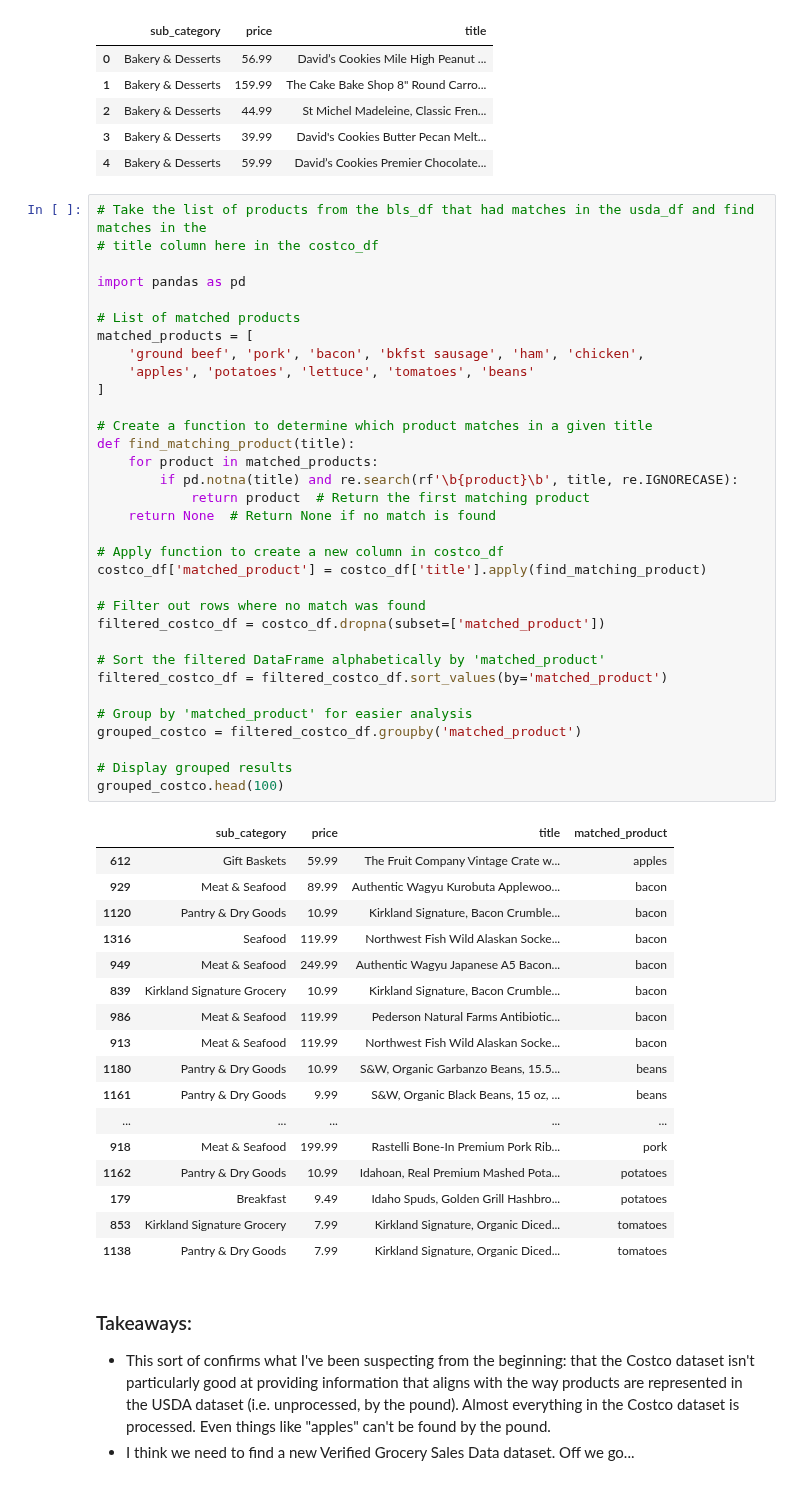
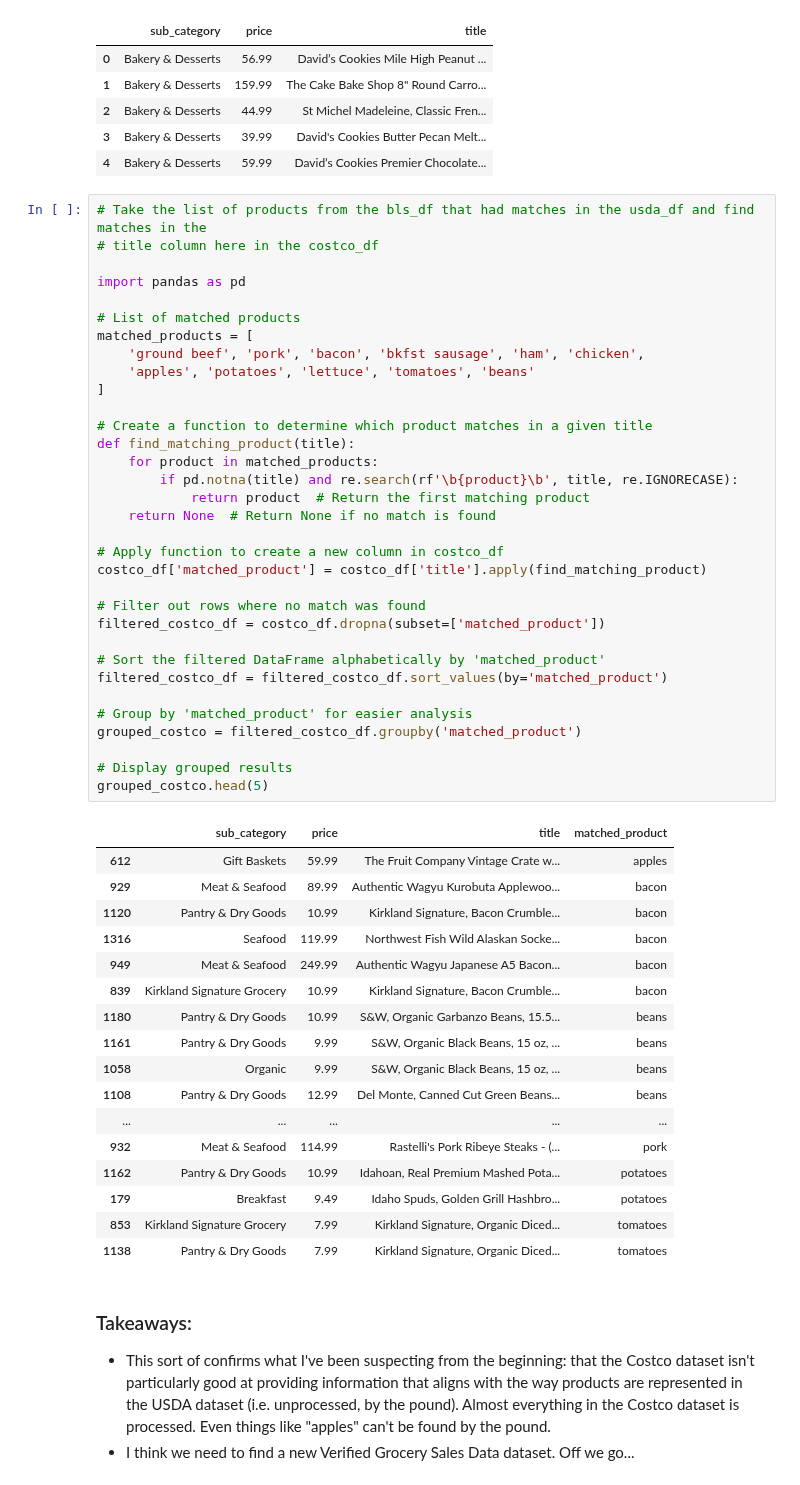
Before and after one commit to bradleytkay/Q1-2025-data-analysis-project-challenge, a Jupyter notebook: Q1-2025-step-2b-cleaning-pt-3.ipynb, the cells around one changed output. Cells and saved outputs as stored; diff of their text form.

```diff
--- a/Q1-2025-step-2b-cleaning-pt-3.ipynb
+++ b/Q1-2025-step-2b-cleaning-pt-3.ipynb
@@ -1099,40 +1099,40 @@ matched_products = [
 ]
 
 # Create a function to determine which product matches in a given title
 def find_matching_product(title):
     for product in matched_products:
         if pd.notna(title) and re.search(rf'\b{product}\b', title, re.IGNORECASE):
             return product  # Return the first matching product
     return None  # Return None if no match is found
 
 # Apply function to create a new column in costco_df
 costco_df['matched_product'] = costco_df['title'].apply(find_matching_product)
 
 # Filter out rows where no match was found
 filtered_costco_df = costco_df.dropna(subset=['matched_product'])
 
 # Sort the filtered DataFrame alphabetically by 'matched_product'
 filtered_costco_df = filtered_costco_df.sort_values(by='matched_product')
 
 # Group by 'matched_product' for easier analysis
 grouped_costco = filtered_costco_df.groupby('matched_product')
 
 # Display grouped results
-grouped_costco.head(100)
+grouped_costco.head(5)
 # %% [output]
 |  | sub_category | price | title | matched_product |
 | 612 | Gift Baskets | 59.99 | The Fruit Company Vintage Crate w... | apples |
 | 929 | Meat & Seafood | 89.99 | Authentic Wagyu Kurobuta Applewoo... | bacon |
 | 1120 | Pantry & Dry Goods | 10.99 | Kirkland Signature, Bacon Crumble... | bacon |
 | 1316 | Seafood | 119.99 | Northwest Fish Wild Alaskan Socke... | bacon |
 | 949 | Meat & Seafood | 249.99 | Authentic Wagyu Japanese A5 Bacon... | bacon |
 | 839 | Kirkland Signature Grocery | 10.99 | Kirkland Signature, Bacon Crumble... | bacon |
-| 986 | Meat & Seafood | 119.99 | Pederson Natural Farms Antibiotic... | bacon |
-| 913 | Meat & Seafood | 119.99 | Northwest Fish Wild Alaskan Socke... | bacon |
 | 1180 | Pantry & Dry Goods | 10.99 | S&W, Organic Garbanzo Beans, 15.5... | beans |
 | 1161 | Pantry & Dry Goods | 9.99 | S&W, Organic Black Beans, 15 oz, ... | beans |
+| 1058 | Organic | 9.99 | S&W, Organic Black Beans, 15 oz, ... | beans |
+| 1108 | Pantry & Dry Goods | 12.99 | Del Monte, Canned Cut Green Beans... | beans |
 | ... | ... | ... | ... | ... |
-| 918 | Meat & Seafood | 199.99 | Rastelli Bone-In Premium Pork Rib... | pork |
+| 932 | Meat & Seafood | 114.99 | Rastelli's Pork Ribeye Steaks - (... | pork |
 | 1162 | Pantry & Dry Goods | 10.99 | Idahoan, Real Premium Mashed Pota... | potatoes |
 | 179 | Breakfast | 9.49 | Idaho Spuds, Golden Grill Hashbro... | potatoes |
 | 853 | Kirkland Signature Grocery | 7.99 | Kirkland Signature, Organic Diced... | tomatoes |
```
Also changed, not shown: parts of 4 cells of this notebook.
